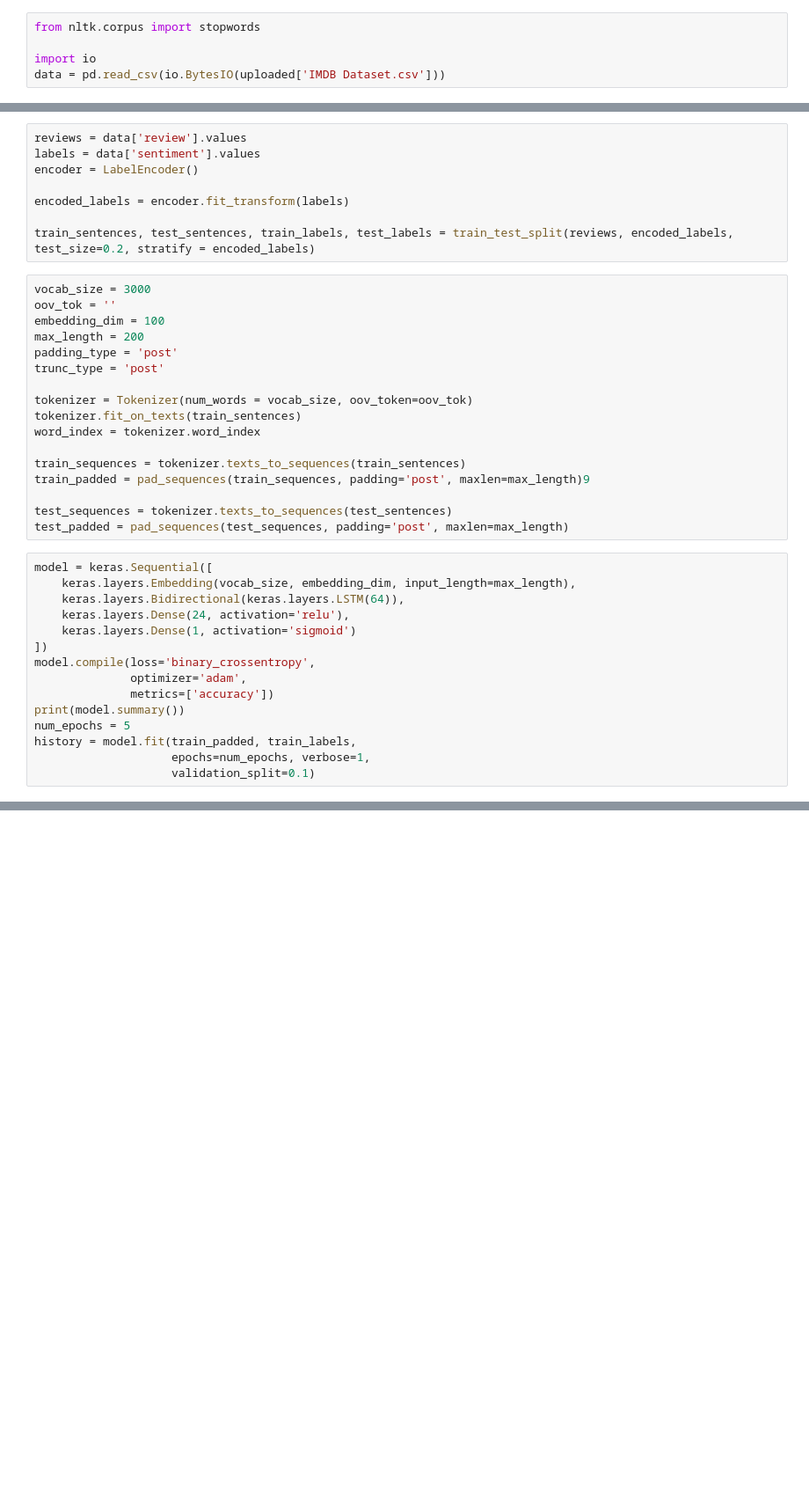
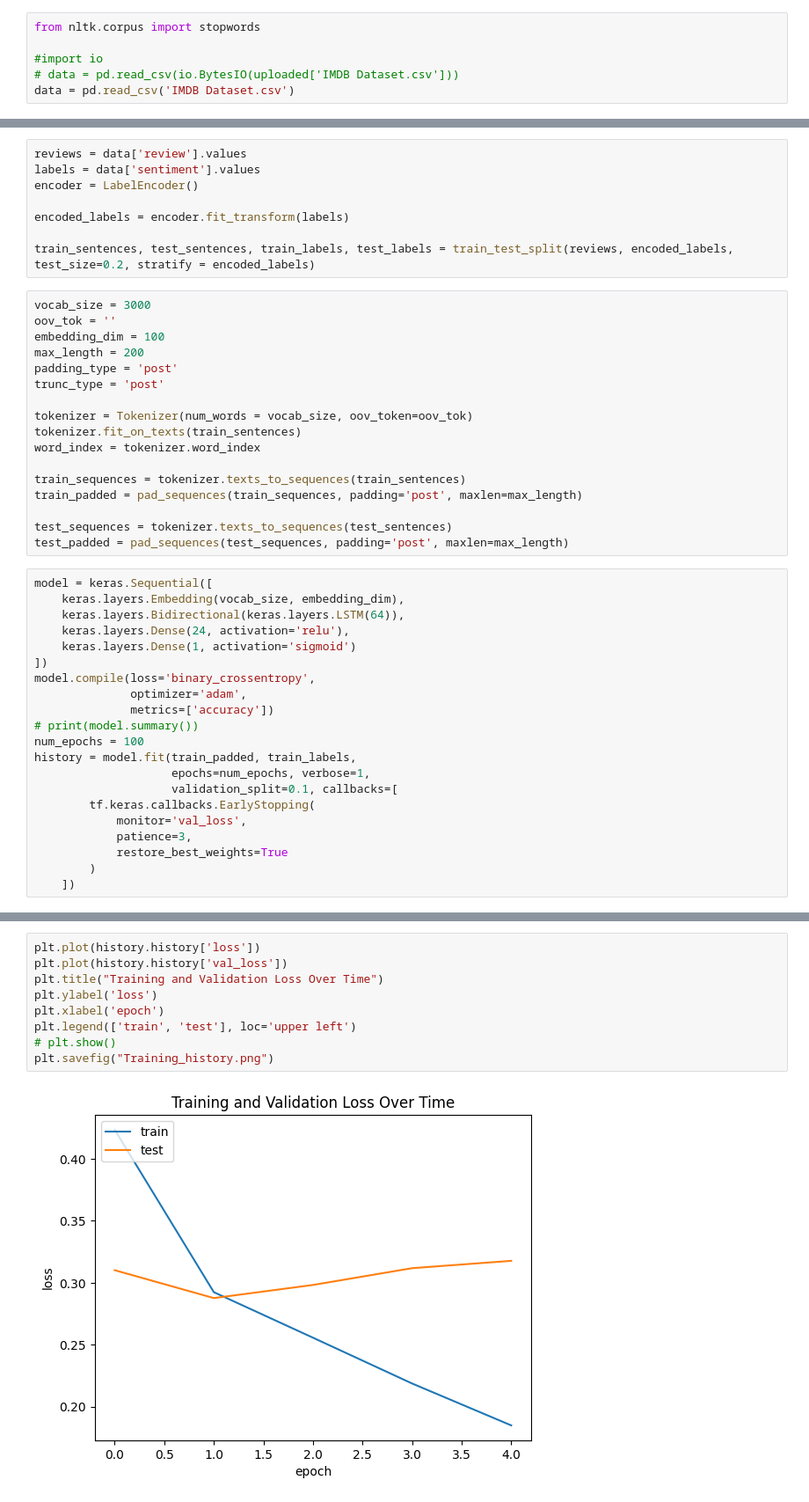
Before and after one commit to AmanNiyad/IMDB_Sentiment_Analysis, a Jupyter notebook: IMDB_sentiment_analyisis_lstm.ipynb, the cells around one changed output, grey strips where cells are left out. Shown at 88% size. Drawn from its saved outputs; the diff is of its cells as text; blank space fills up the shorter version.

```diff
--- a/IMDB_sentiment_analyisis_lstm.ipynb
+++ b/IMDB_sentiment_analyisis_lstm.ipynb
@@ -27,8 +29,9 @@ NameError: name 'nltk' is not defined
 # %%
 from nltk.corpus import stopwords
 
-import io
-data = pd.read_csv(io.BytesIO(uploaded['IMDB Dataset.csv']))
+#import io
+# data = pd.read_csv(io.BytesIO(uploaded['IMDB Dataset.csv']))
+data = pd.read_csv('IMDB Dataset.csv')
 # %%
 stop_words = set(stopwords.words('english'))
 
@@ -108,13 +111,13 @@ tokenizer.fit_on_texts(train_sentences)
 word_index = tokenizer.word_index
 
 train_sequences = tokenizer.texts_to_sequences(train_sentences)
-train_padded = pad_sequences(train_sequences, padding='post', maxlen=max_length)9
+train_padded = pad_sequences(train_sequences, padding='post', maxlen=max_length)
 
 test_sequences = tokenizer.texts_to_sequences(test_sentences)
 test_padded = pad_sequences(test_sequences, padding='post', maxlen=max_length)
 # %%
 model = keras.Sequential([
-    keras.layers.Embedding(vocab_size, embedding_dim, input_length=max_length),
+    keras.layers.Embedding(vocab_size, embedding_dim),
     keras.layers.Bidirectional(keras.layers.LSTM(64)),
     keras.layers.Dense(24, activation='relu'),
     keras.layers.Dense(1, activation='sigmoid')
@@ -122,9 +125,15 @@ model = keras.Sequential([
 model.compile(loss='binary_crossentropy',
               optimizer='adam',
               metrics=['accuracy'])
-print(model.summary())
-num_epochs = 5
+# print(model.summary())
+num_epochs = 100
 history = model.fit(train_padded, train_labels,
                     epochs=num_epochs, verbose=1,
-                    validation_split=0.1)
+                    validation_split=0.1, callbacks=[
+        tf.keras.callbacks.EarlyStopping(
+            monitor='val_loss',
+            patience=3,
+            restore_best_weights=True
+        )
+    ])
 # %% [output]
@@ -132,3 +161,14 @@ NameError: name 'keras' is not defined
+# %%
+plt.plot(history.history['loss'])
+plt.plot(history.history['val_loss'])
+plt.title("Training and Validation Loss Over Time")
+plt.ylabel('loss')
+plt.xlabel('epoch')
+plt.legend(['train', 'test'], loc='upper left')
+# plt.show()
+plt.savefig("Training_history.png")
+# %% [output]
+[figure, added]
 # %%
 prediction = model.predict(test_padded)
 pred_labels = []
```
Also changed, not shown: parts of 5 cells of this notebook.
